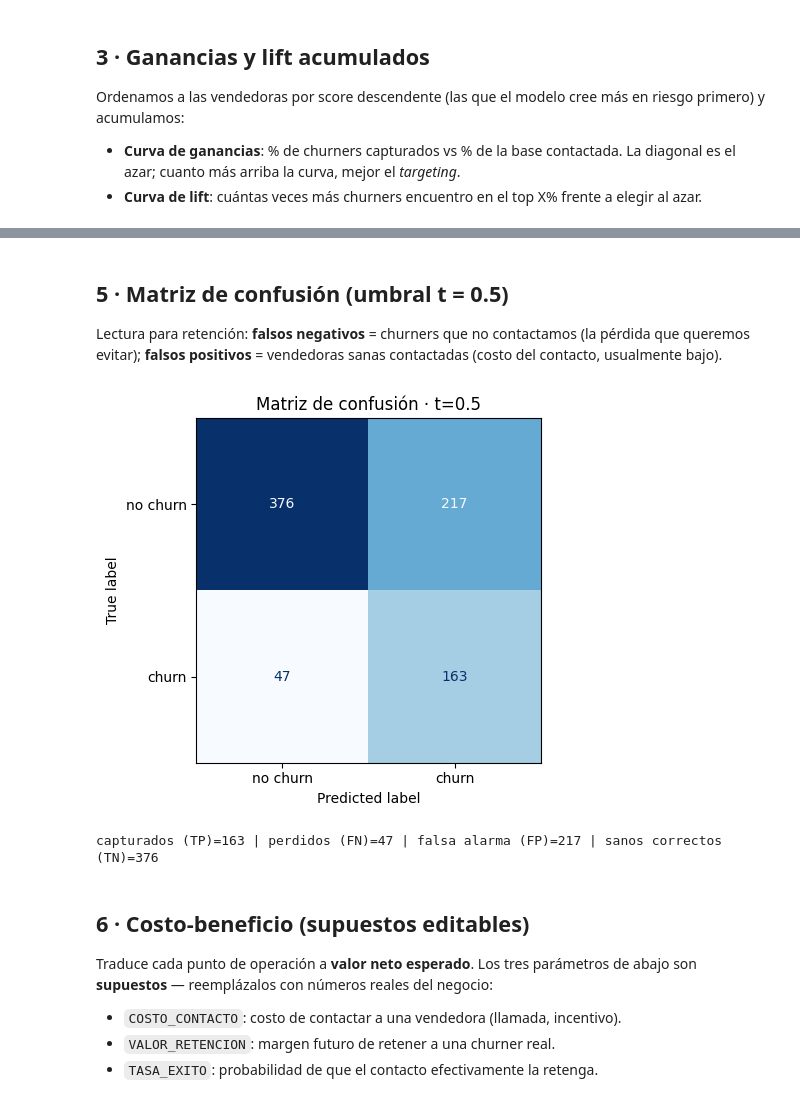
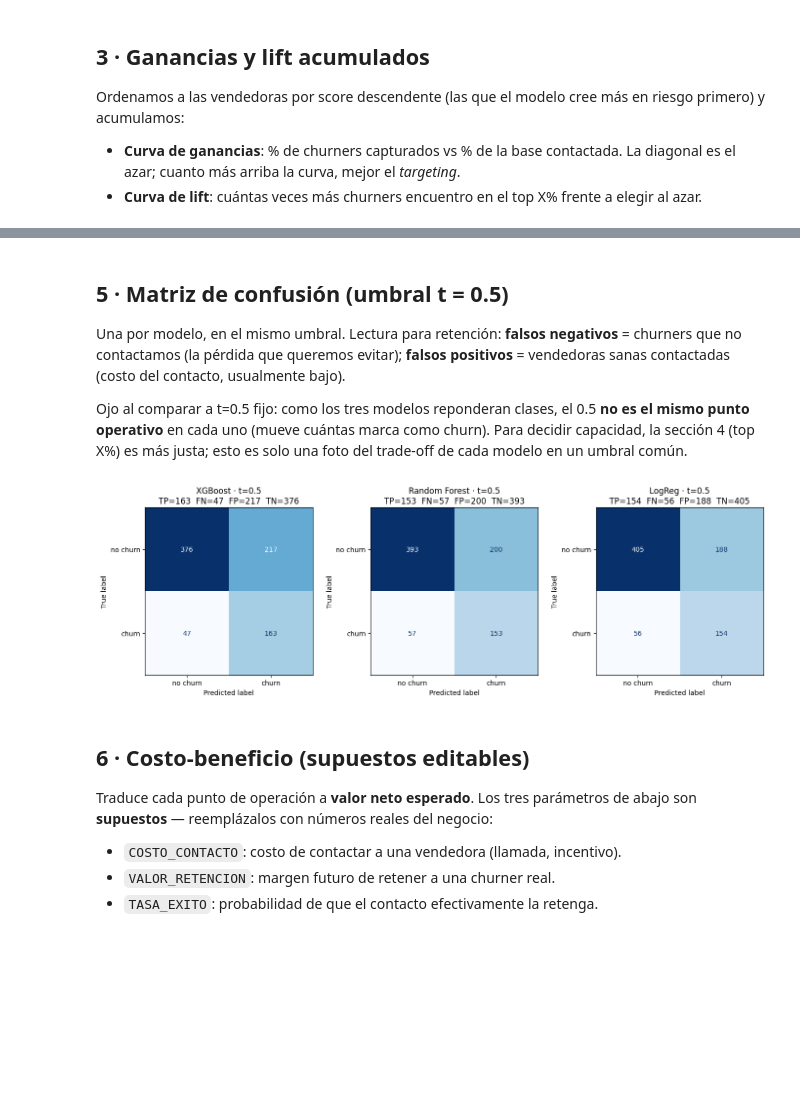
Before and after one commit to CarlosEscobarArroyo/customer-churn-prediction, a Jupyter notebook: 06_evaluation/03_utilidad_modelo.ipynb, the cells around one changed output, grey strips where cells are left out. Saved outputs shown, nothing was run; the diff lists cells and outputs as text; code cells hidden in the pictures; blank space fills up the shorter version.

```diff
--- a/06_evaluation/03_utilidad_modelo.ipynb
+++ b/06_evaluation/03_utilidad_modelo.ipynb
@@ -137,23 +209,21 @@ riesgo primero) y acumulamos:
 - **Curva de lift**: cuántas veces más churners encuentro en el top X% frente a
   elegir al azar.
 # %%
-order = np.argsort(-p_test)
-y_sorted = y_test[order]
-total_pos = y_sorted.sum()
-frac_contacted = np.arange(1, len(y_sorted) + 1) / len(y_sorted)
-frac_captured = np.cumsum(y_sorted) / total_pos
-lift_curve = frac_captured / frac_contacted
-
-fig, ax = plt.subplots(1, 2, figsize=(12, 4.8))
-ax[0].plot(frac_contacted, frac_captured, color="#4c72b0", label="modelo")
+fig, ax = plt.subplots(1, 2, figsize=(12, 5))
 ax[0].plot([0, 1], [0, 1], "k--", lw=1, label="azar")
-ax[0].set_title("Curva de ganancias acumuladas")
+ax[1].axhline(1, color="k", ls="--", lw=1)
+for l in LABELS:
+    order = np.argsort(-P[l])
+    y_sorted = y_test[order]
+    frac_contacted = np.arange(1, len(y_sorted) + 1) / len(y_sorted)
+    frac_captured = np.cumsum(y_sorted) / y_sorted.sum()
+    ax[0].plot(frac_contacted, frac_captured, color=COLOR[l], label=l)
+    ax[1].plot(frac_contacted, frac_captured / frac_contacted, color=COLOR[l], label=l)
+ax[0].set_title("Ganancias acumuladas")
 ax[0].set_xlabel("% de la base contactada"); ax[0].set_ylabel("% de churners capturados")
 ax[0].legend()
-ax[1].plot(frac_contacted, lift_curve, color="#55a868")
-ax[1].axhline(1, color="k", ls="--", lw=1)
-ax[1].set_title("Curva de lift acumulado")
-ax[1].set_xlabel("% de la base contactada"); ax[1].set_ylabel("lift")
-ax[1].set_ylim(bottom=0)
+ax[1].set_title("Lift acumulado")
+ax[1].set_xlabel("% de la base contactada"); ax[1].set_ylabel("lift"); ax[1].set_ylim(bottom=0)
+ax[1].legend()
 plt.tight_layout(); plt.show()
 # %% [output]
@@ -205,26 +283,29 @@ umbral t=0.5          380       163             99     64      0.429   0.776
 # %% [markdown]
 ## 5 · Matriz de confusión (umbral t = 0.5)
 
-Lectura para retención: **falsos negativos** = churners que no contactamos (la
-pérdida que queremos evitar); **falsos positivos** = vendedoras sanas contactadas
-(costo del contacto, usualmente bajo).
+Una por modelo, en el mismo umbral. Lectura para retención: **falsos negativos** =
+churners que no contactamos (la pérdida que queremos evitar); **falsos positivos** =
+vendedoras sanas contactadas (costo del contacto, usualmente bajo).
+
+Ojo al comparar a t=0.5 fijo: como los tres modelos reponderan clases, el 0.5 **no
+es el mismo punto operativo** en cada uno (mueve cuántas marca como churn). Para
+decidir capacidad, la sección 4 (top X%) es más justa; esto es solo una foto del
+trade-off de cada modelo en un umbral común.
 # %%
 from sklearn.metrics import confusion_matrix, ConfusionMatrixDisplay
 
 t = 0.5
-pred = (p_test >= t).astype(int)
-cm = confusion_matrix(y_test, pred)
-fig, ax = plt.subplots(figsize=(4.8, 4.4))
-ConfusionMatrixDisplay(cm, display_labels=["no churn", "churn"]).plot(
-    ax=ax, cmap="Blues", colorbar=False)
-ax.set_title(f"Matriz de confusión · t={t}")
+fig, axes = plt.subplots(1, 3, figsize=(14, 4.4))
+for ax, l in zip(axes, LABELS):
+    pred = (P[l] >= t).astype(int)
+    cm = confusion_matrix(y_test, pred)
+    ConfusionMatrixDisplay(cm, display_labels=["no churn", "churn"]).plot(
+        ax=ax, cmap="Blues", colorbar=False)
+    tn, fp, fn, tp = cm.ravel()
+    ax.set_title(f"{l} · t={t}\nTP={tp}  FN={fn}  FP={fp}  TN={tn}")
 plt.tight_layout(); plt.show()
-tn, fp, fn, tp = cm.ravel()
-print(f"capturados (TP)={tp} | perdidos (FN)={fn} | "
-      f"falsa alarma (FP)={fp} | sanos correctos (TN)={tn}")
 # %% [output]
-[figure, old version]
+[figure, new version]
-capturados (TP)=163 | perdidos (FN)=47 | falsa alarma (FP)=217 | sanos correctos (TN)=376
 # %% [markdown]
 ## 6 · Costo-beneficio (supuestos editables)
 
```
Also changed, not shown: parts of 11 cells of this notebook, 19 other files.
